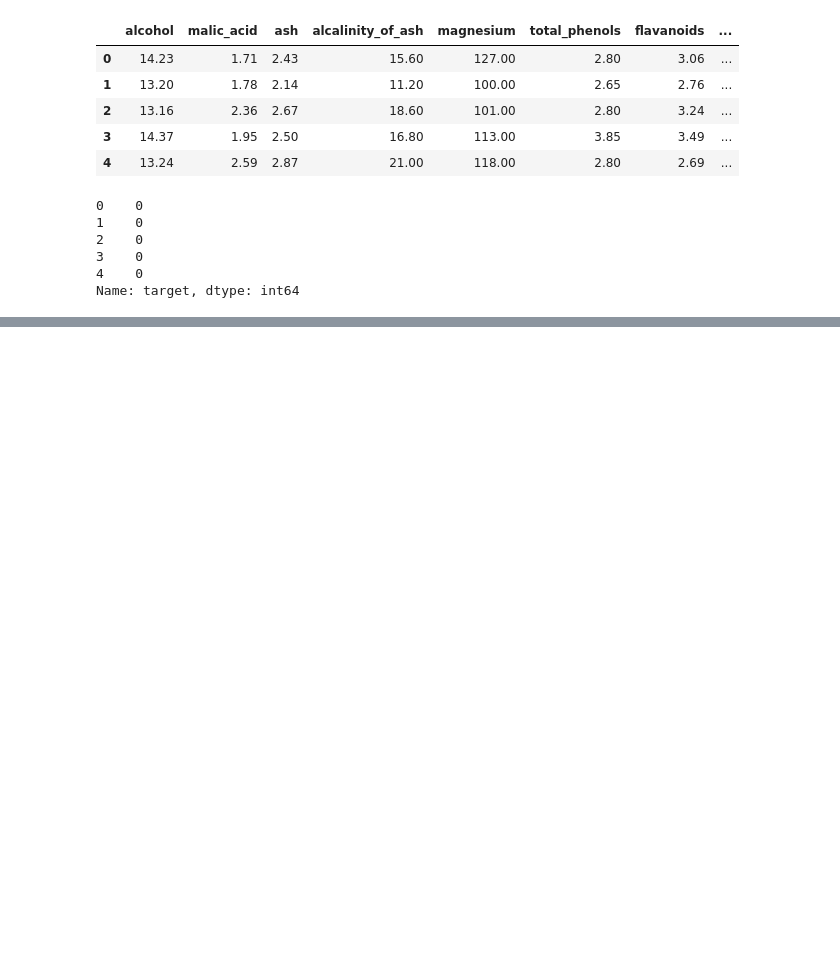
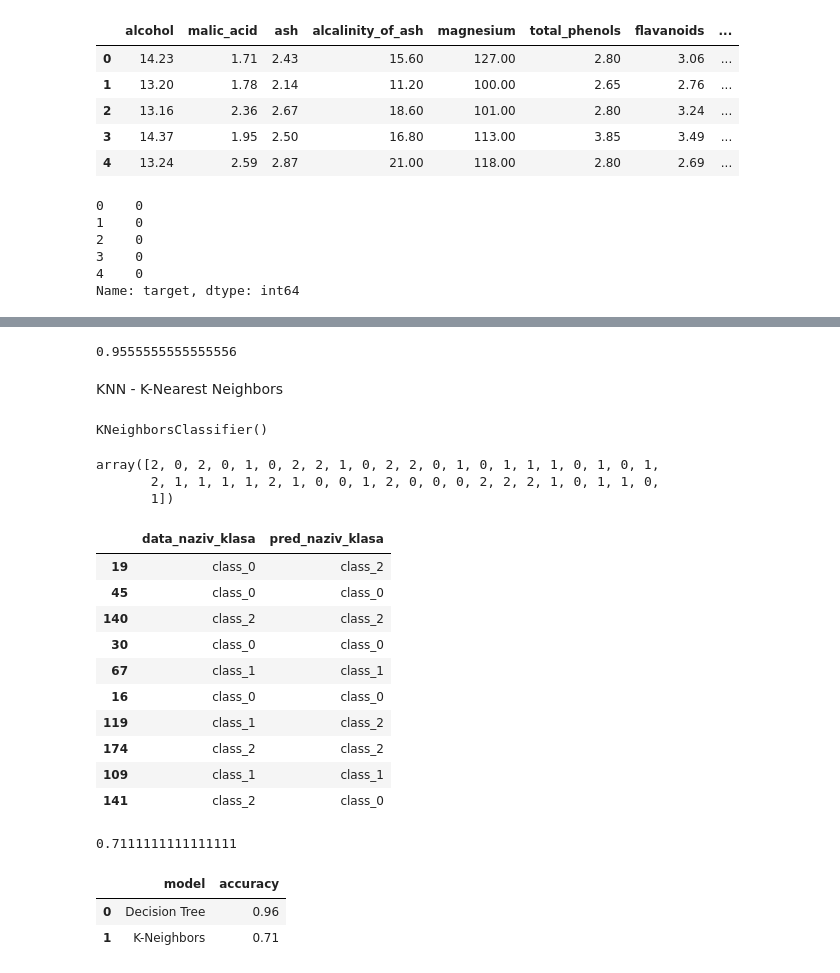
Before and after one commit to python-developer-algebra-klujic/pyds-ponavljanje, a Jupyter notebook: 9_scikit_learn.ipynb, the cells around one changed output, grey strips where cells are left out. Saved outputs shown, nothing was run; the diff lists cells and outputs as text; code cells hidden in the pictures; blank space fills up the shorter version.

```diff
--- a/9_scikit_learn.ipynb
+++ b/9_scikit_learn.ipynb
@@ -504,0 +563,66 @@ Name: target, dtype: int64
+# %%
+accuracy_tree = accuracy_score(y_test, y_pred_tree)
+accuracy_tree
+# %% [output]
+0.9555555555555556
+# %% [markdown]
+KNN - K-Nearest Neighbors
+# %%
+knn_model = KNeighborsClassifier(n_neighbors=5)
+knn_model.fit(X_train, y_train)
+# %% [output]
+KNeighborsClassifier()
+# %%
+y_pred_knn = knn_model.predict(X_test)
+y_pred_knn
+# %% [output]
+array([2, 0, 2, 0, 1, 0, 2, 2, 1, 0, 2, 2, 0, 1, 0, 1, 1, 1, 0, 1, 0, 1,
+       2, 1, 1, 1, 1, 2, 1, 0, 0, 1, 2, 0, 0, 0, 2, 2, 2, 1, 0, 1, 1, 0,
+       1])
+# %%
+resultati_knn = X_test.copy()
+
+resultati_knn['data_klasa'] = y_test
+resultati_knn['pred_klasa'] = y_pred_knn
+
+resultati_knn['data_naziv_klasa'] = resultati_knn['data_klasa'].map({
+    0: wine.target_names[0],
+    1: wine.target_names[1],
+    2: wine.target_names[2]
+})
+
+resultati_knn['pred_naziv_klasa'] = resultati_knn['pred_klasa'].map({
+    0: wine.target_names[0],
+    1: wine.target_names[1],
+    2: wine.target_names[2]
+})
+
+resultati_knn[['data_naziv_klasa', 'pred_naziv_klasa']].head(10)
+# %% [output]
+|  | data_naziv_klasa | pred_naziv_klasa |
+| 19 | class_0 | class_2 |
+| 45 | class_0 | class_0 |
+| 140 | class_2 | class_2 |
+| 30 | class_0 | class_0 |
+| 67 | class_1 | class_1 |
+| 16 | class_0 | class_0 |
+| 119 | class_1 | class_2 |
+| 174 | class_2 | class_2 |
+| 109 | class_1 | class_1 |
+| 141 | class_2 | class_0 |
+# %%
+accuracy_knn = accuracy_score(y_test, y_pred_knn)
+accuracy_knn
+# %% [output]
+0.7111111111111111
+# %%
+usporedba = pd.DataFrame({
+    'model': ['Decision Tree', 'K-Neighbors'],
+    'accuracy': [accuracy_tree, accuracy_knn]
+})
+
+usporedba
+# %% [output]
+|  | model | accuracy |
+| 0 | Decision Tree | 0.96 |
+| 1 | K-Neighbors | 0.71 |
```
Also changed, not shown: parts of 5 cells of this notebook.
